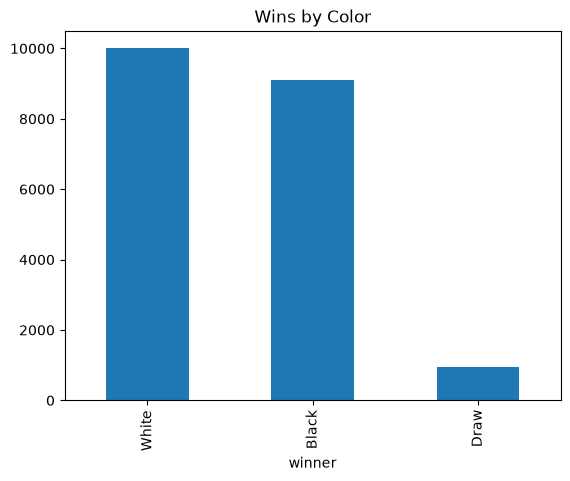
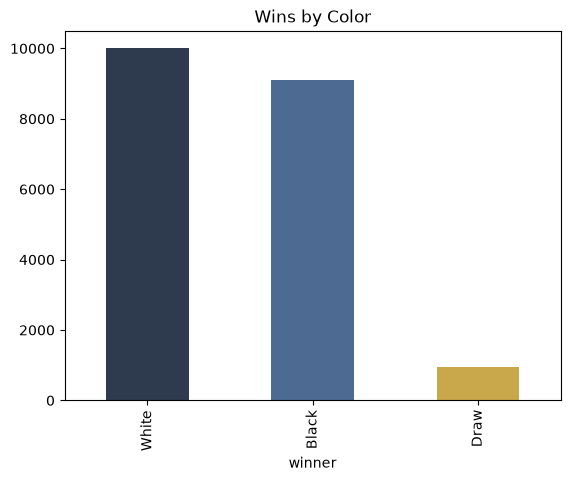
Unified diff of the notebook cell whose output changed from the first chart to the second:
--- before
+++ after
@@ -7,6 +7,11 @@
 
 plt.figure()
-win_counts.plot(kind='bar')
-plt.title("Wins by Color")
+
+win_counts.plot(
+    kind='bar',
+    color=['#2E3B4E', '#4C6A92', '#C9A84C'],
+    title="Wins by Color"
+)
+
 plt.savefig("../output/wins_by_color.png")
 plt.show()

Commit: Stage 4 Merge, Resolve Conflicts & Plot